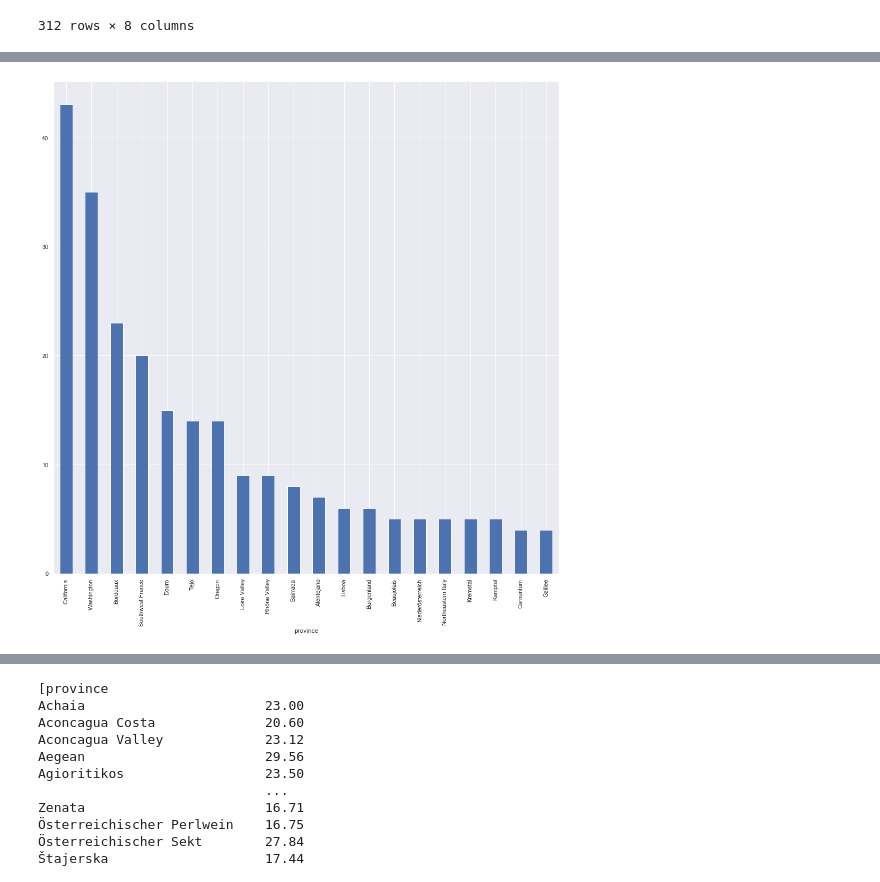
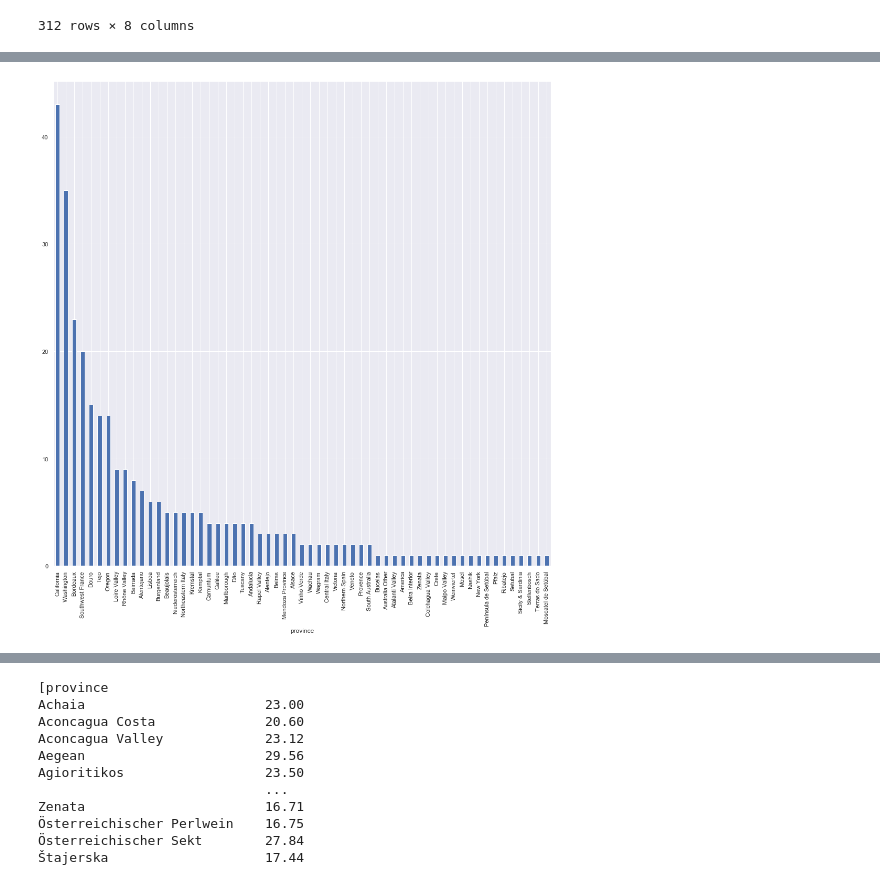
Before and after one commit to 4Reference/Project1, a Jupyter notebook: Presentation Notebook.ipynb, the cells around one changed output, grey strips where cells are left out. Cells and saved outputs as stored; diff of their text form; code cells hidden in the pictures.

```diff
--- a/Presentation Notebook.ipynb
+++ b/Presentation Notebook.ipynb
@@ -566,10 +566,10 @@ good_value_wines
 good_value_wines_prov = good_value_wines.groupby('province')
 gvw_prov = good_value_wines_prov['title'].count()
 print(f'The sorted list of states/provinces with the most reviews in the category of good value wines:')
-t20_gvw_prov = gvw_prov.sort_values(ascending=False).head(20)
+t20_gvw_prov = gvw_prov.sort_values(ascending=False)
 print(t20_gvw_prov)
 t20_gvw_prov.plot.bar(figsize=(17,17))
-plt.savefig("T20_Good_Value_Prov_Barplot.png")
+plt.savefig("Good_Value_Prov_Barplot.png")
 # %% [output]
 The sorted list of states/provinces with the most reviews in the category of good value wines:
 province
@@ -590,2 +590,2 @@ Galilee                4
 Name: title, dtype: int64
-[figure, old version]
+[figure, new version]
```
Also changed, not shown: parts of 4 cells of this notebook, 4 other files.
